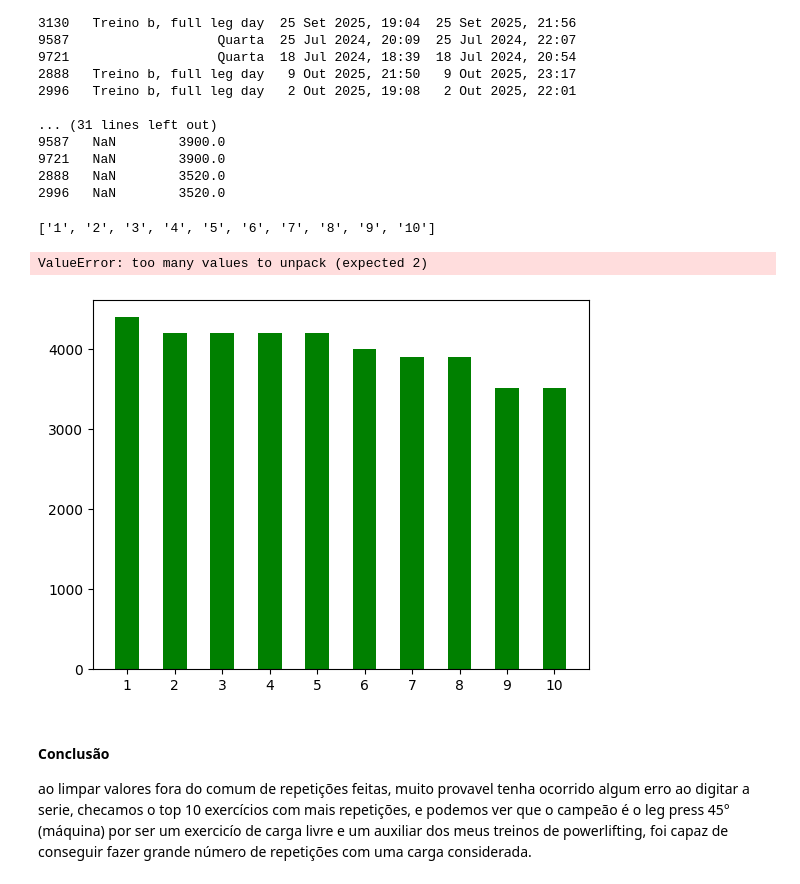
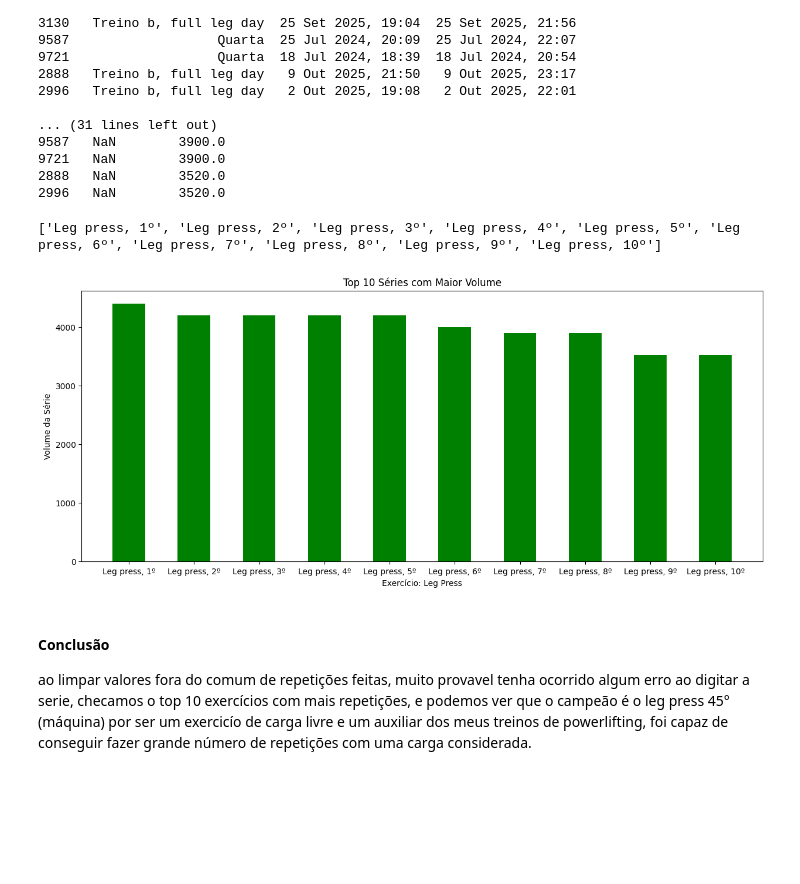
Before and after one commit to LucasDiasAlves/data-set_treino, a Jupyter notebook: notebook.ipynb, the cells around one changed output. Saved outputs shown, nothing was run; the diff lists cells and outputs as text; code cells hidden in the pictures; blank space fills up the shorter version.

```diff
--- a/notebook.ipynb
+++ b/notebook.ipynb
@@ -133,21 +133,20 @@ print(top10)
 2996   NaN        3520.0
 # %%
 y = top10['volume_serie']
-x = ['1', '2', '3', '4', '5', '6', '7', '8', '9', '10']
+x = [f"Leg press, {i+1}º" for i in range(len(y))]
 print(x)
 # %% [output]
-['1', '2', '3', '4', '5', '6', '7', '8', '9', '10']
+['Leg press, 1º', 'Leg press, 2º', 'Leg press, 3º', 'Leg press, 4º', 'Leg press, 5º', 'Leg press, 6º', 'Leg press, 7º', 'Leg press, 8º', 'Leg press, 9º', 'Leg press, 10º']
 # %%
-fig, ax = plt.subplots()
-ax,bar = plt.bar(x, y, color='green', width=0.5)
+fig, ax = plt.subplots(figsize=(15, 6))
+ax.bar = plt.bar(x, y, color='green', width=0.5)
 ax.set_xlabel('Exercício: Leg Press')
 ax.set_ylabel('Volume da Série')
 ax.set_title('Top 10 Séries com Maior Volume')
 
 plt.show()
 # %% [output]
-ValueError: too many values to unpack (expected 2)
-[figure, old version]
+[figure, new version]
 # %% [markdown]
 #### Conclusão
 ao limpar valores fora do comum de repetições feitas, muito provavel tenha ocorrido algum erro ao digitar a serie, checamos o top 10 exercícios com mais repetições, e podemos ver que o campeão é o leg press 45° (máquina) por ser um exercicío de carga livre e um auxiliar dos meus treinos de powerlifting, foi capaz de conseguir fazer grande número de repetições com uma carga considerada.
```
